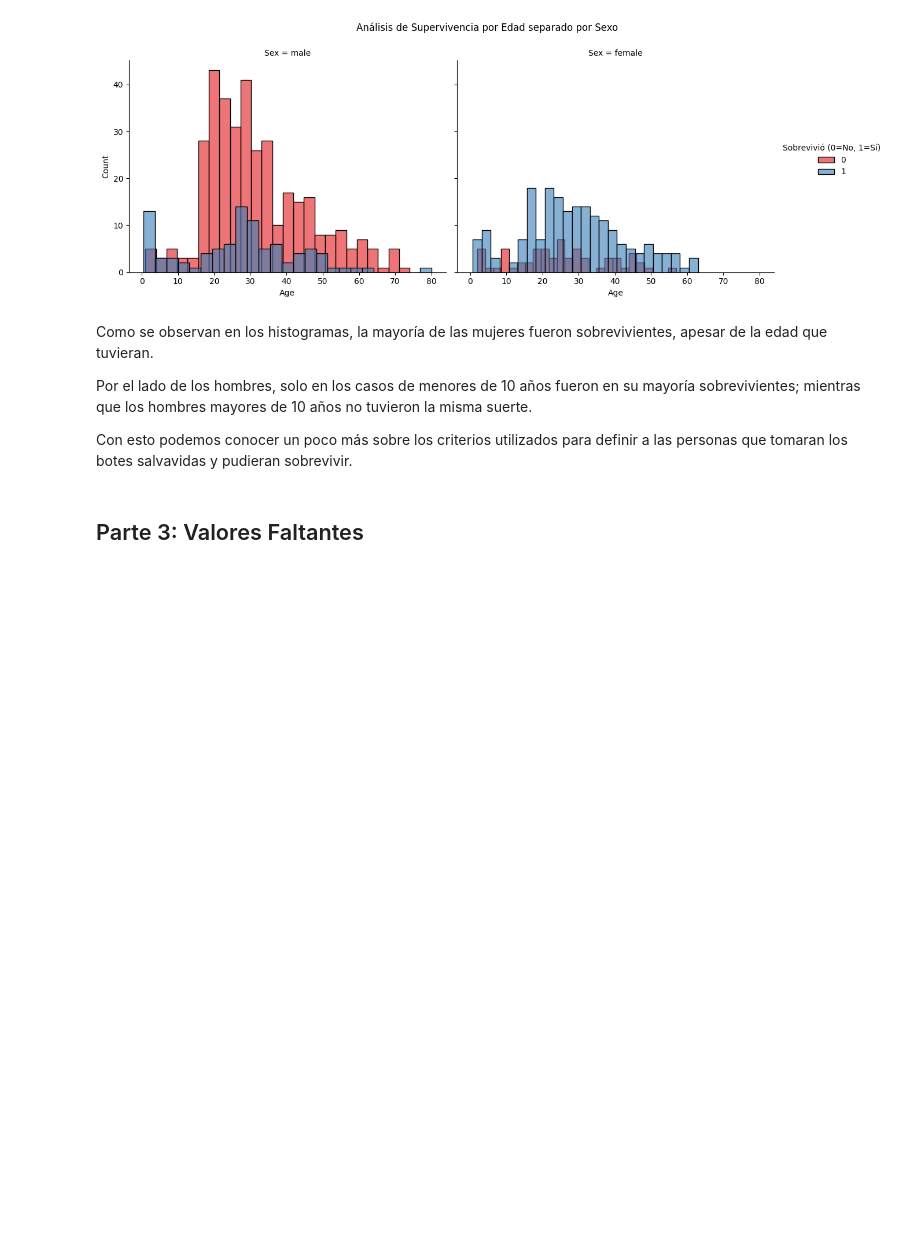
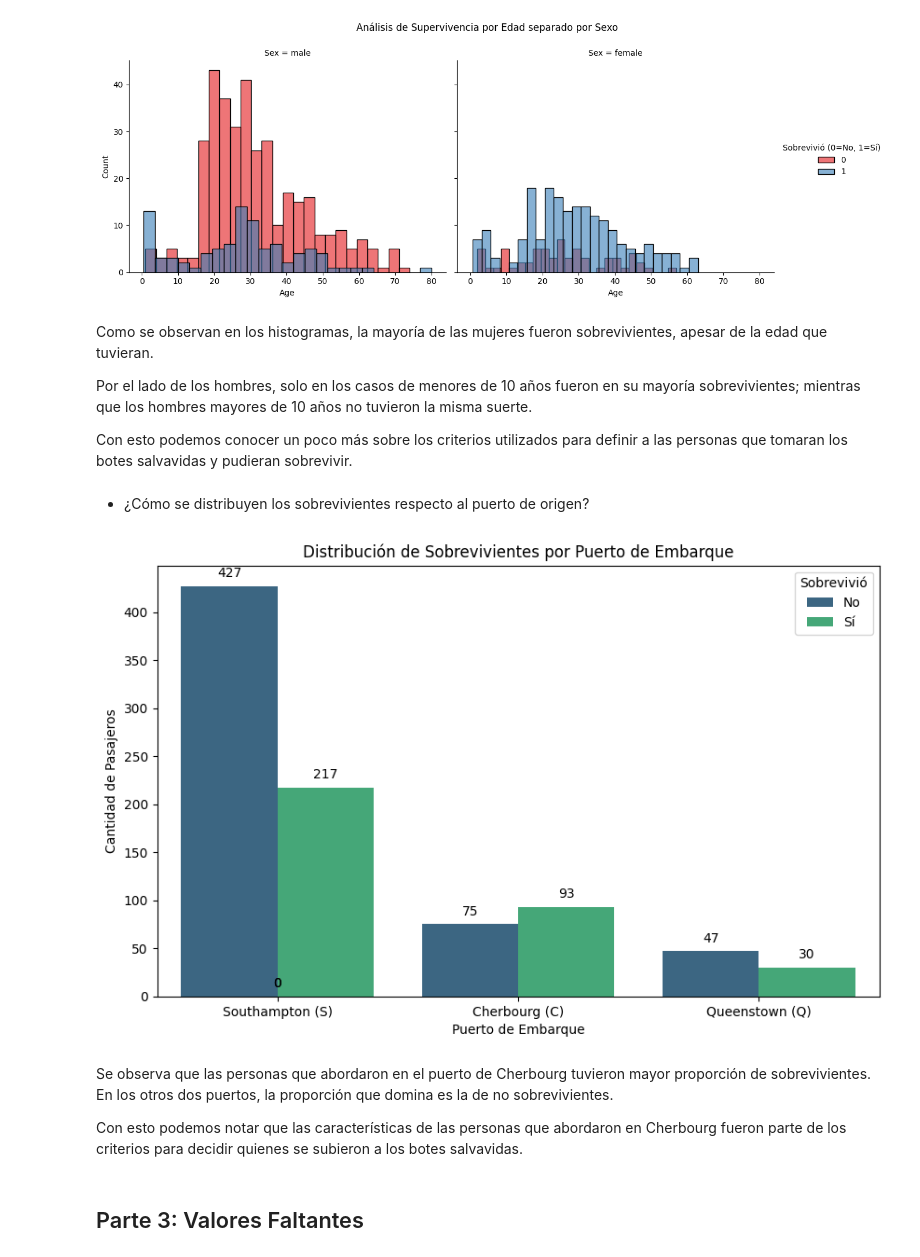
Before and after one commit to hugo-meza/TC2004B-Hugo, a Jupyter notebook: notebooks/Explorando_Titanic.ipynb, the cells around one changed output. Saved outputs shown, nothing was run; the diff lists cells and outputs as text; code cells hidden in the pictures; blank space fills up the shorter version.

```diff
--- a/notebooks/Explorando_Titanic.ipynb
+++ b/notebooks/Explorando_Titanic.ipynb
@@ -243,6 +273,33 @@ Como se observan en los histogramas, la mayoría de las mujeres fueron sobrevivi
 Por el lado de los hombres, solo en los casos de menores de 10 años fueron en su mayoría sobrevivientes; mientras que los hombres mayores de 10 años no tuvieron la misma suerte.
 
 Con esto podemos conocer un poco más sobre los criterios utilizados para definir a las personas que tomaran los botes salvavidas y pudieran sobrevivir.
+# %% [markdown]
+* ¿Cómo se distribuyen los sobrevivientes respecto al puerto de origen?
+# %%
+plt.figure(figsize=(10, 6))
+ax = sns.countplot(x='Embarked', hue='Survived', data=titanic, palette='viridis')
+plt.title('Distribución de Sobrevivientes por Puerto de Embarque')
+plt.xlabel('Puerto de Embarque')
+plt.ylabel('Cantidad de Pasajeros')
+
+# Personalizar etiquetas para mejor comprensión
+plt.xticks(ticks=[0, 1, 2], labels=['Southampton (S)', 'Cherbourg (C)', 'Queenstown (Q)'])
+plt.legend(title='Sobrevivió', labels=['No', 'Sí'])
+
+# Añadir etiquetas de datos
+for p in ax.patches:
+    ax.annotate(f'{int(p.get_height())}',
+                (p.get_x() + p.get_width() / 2., p.get_height()),
+                ha='center', va='center', xytext=(0, 10),
+                textcoords='offset points')
+
+plt.show()
+# %% [output]
+[figure, added]
+# %% [markdown]
+Se observa que las personas que abordaron en el puerto de Cherbourg tuvieron mayor proporción de sobrevivientes. En los otros dos puertos, la proporción que domina es la de no sobrevivientes.
+
+Con esto podemos notar que las características de las personas que abordaron en Cherbourg fueron parte de los criterios para decidir quienes se subieron a los botes salvavidas.
 # %% [markdown]
 ## Parte 3:  Valores Faltantes
 # %%
```
Also changed, not shown: parts of 8 cells of this notebook, 19 other files.
